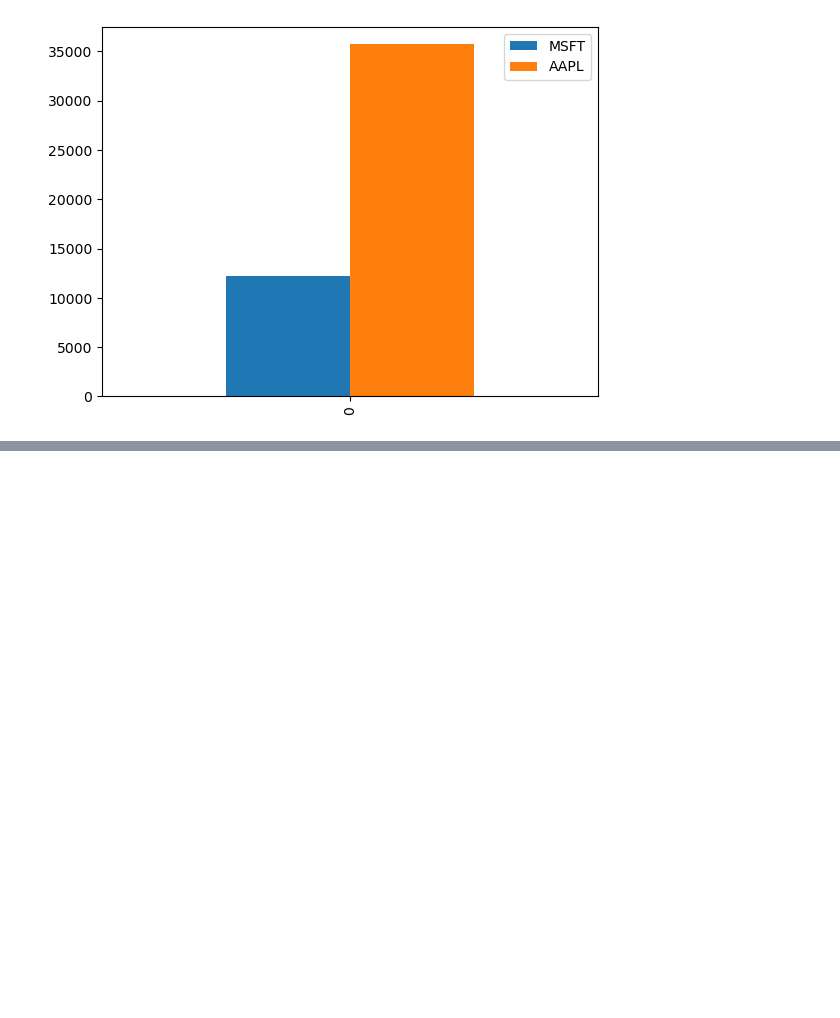
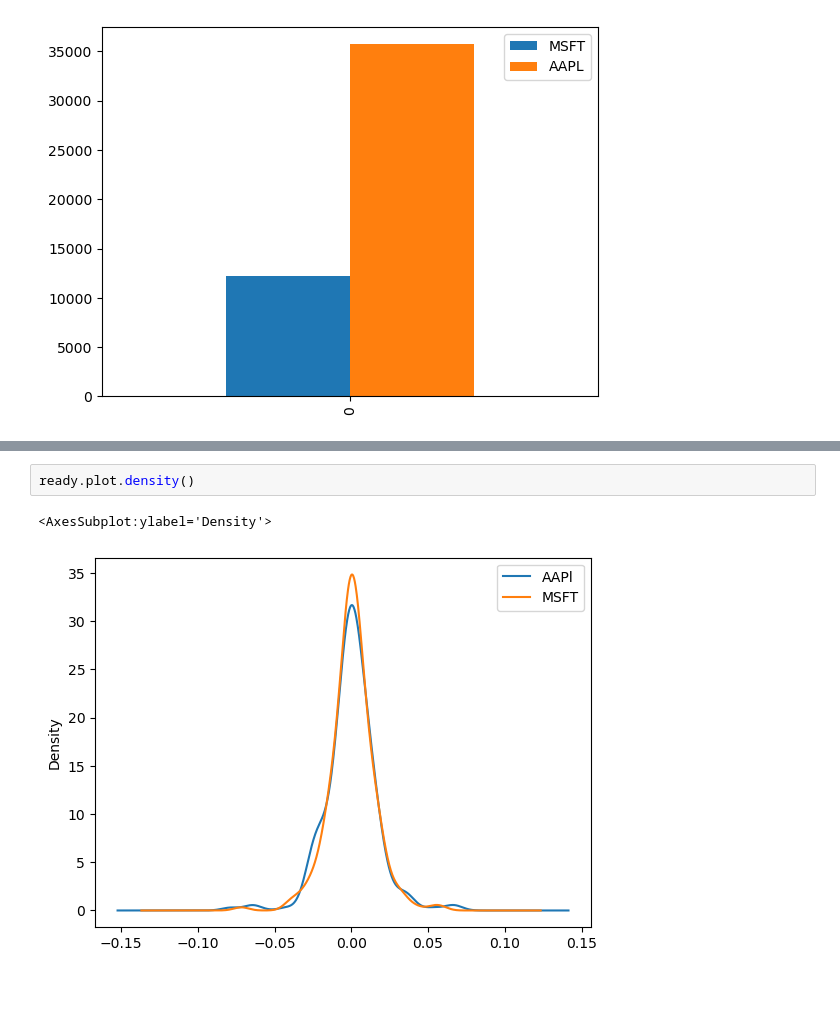
Before and after one commit to lowvoljono/Fintech, a Jupyter notebook: master_week6(alpaca).ipynb, the cells around one changed output, grey strips where cells are left out. Cells and saved outputs as stored; diff of their text form; blank space fills up the shorter version.

```diff
--- a/master_week6(alpaca).ipynb
+++ b/master_week6(alpaca).ipynb
@@ -324,0 +331,7 @@ new1.plot(kind="bar")
+# %%
+ready.plot.density()
+# %% [output]
+<AxesSubplot:ylabel='Density'>
+[figure, added]
+# %% [markdown]
+<br>
```
Also changed, not shown: parts of 2 cells of this notebook, 3 other files.
